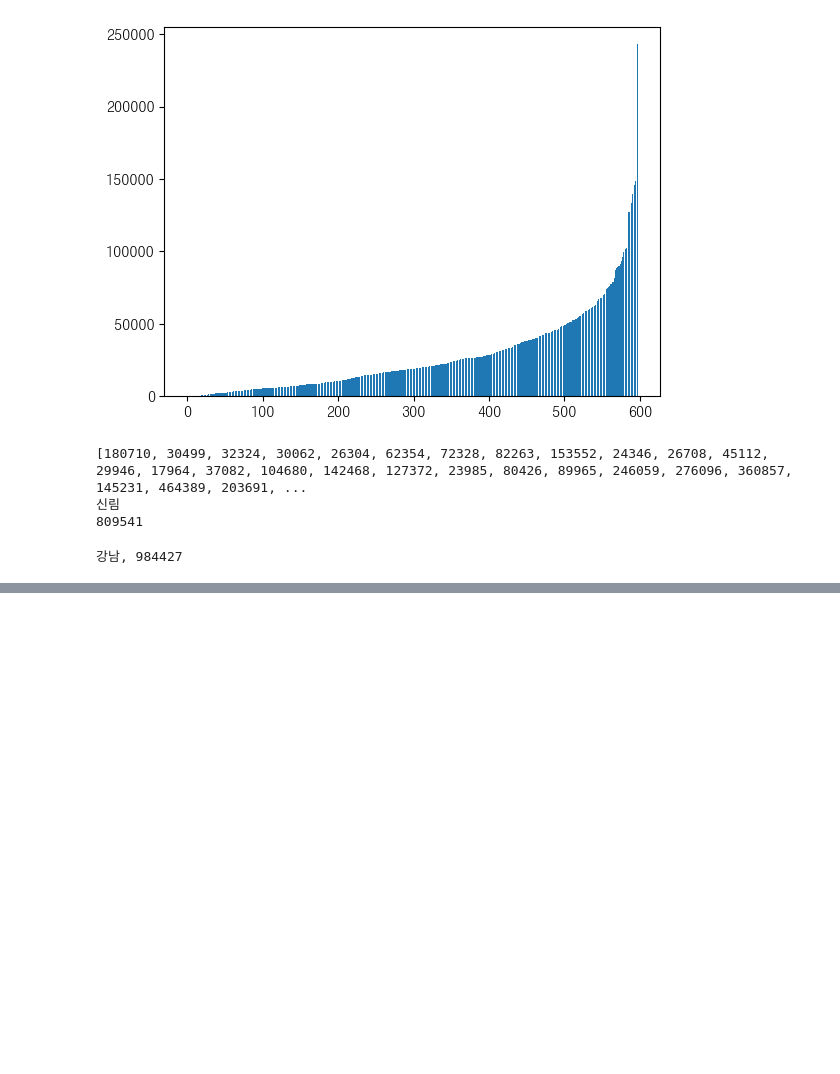
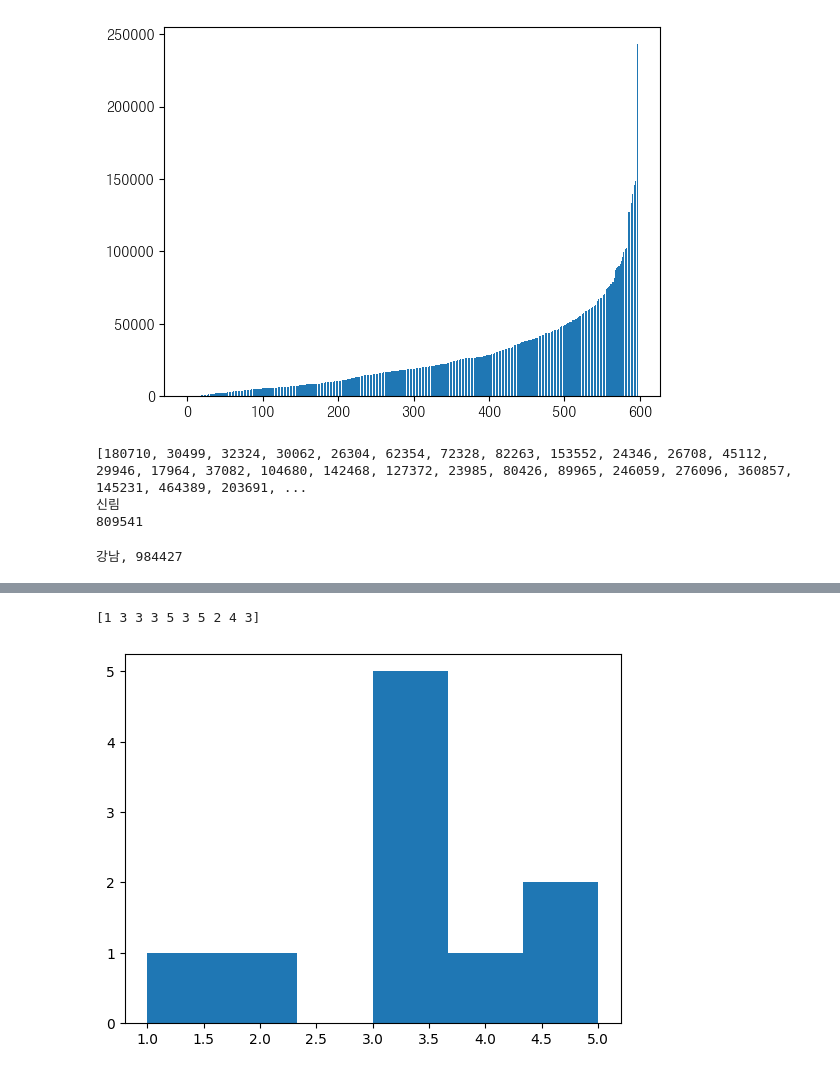
Before and after one commit to SoongMoo/hk_AI-RPA, a Jupyter notebook: python/06_data_analysis.ipynb, the cells around one changed output, grey strips where cells are left out. Cells and saved outputs as stored; diff of their text form; code cells hidden in the pictures; blank space fills up the shorter version.

```diff
--- a/python/06_data_analysis.ipynb
+++ b/python/06_data_analysis.ipynb
@@ -1669,0 +1736,8 @@ plt.show()
+# %%
+dice = np.random.randint(1,7 , size=10)
+print(dice)
+plt.hist(dice, bins = 6)
+plt.show()
+# %% [output]
+[1 3 3 3 5 3 5 2 4 3]
+[figure, added]
```
Also changed, not shown: parts of 54 cells of this notebook.
